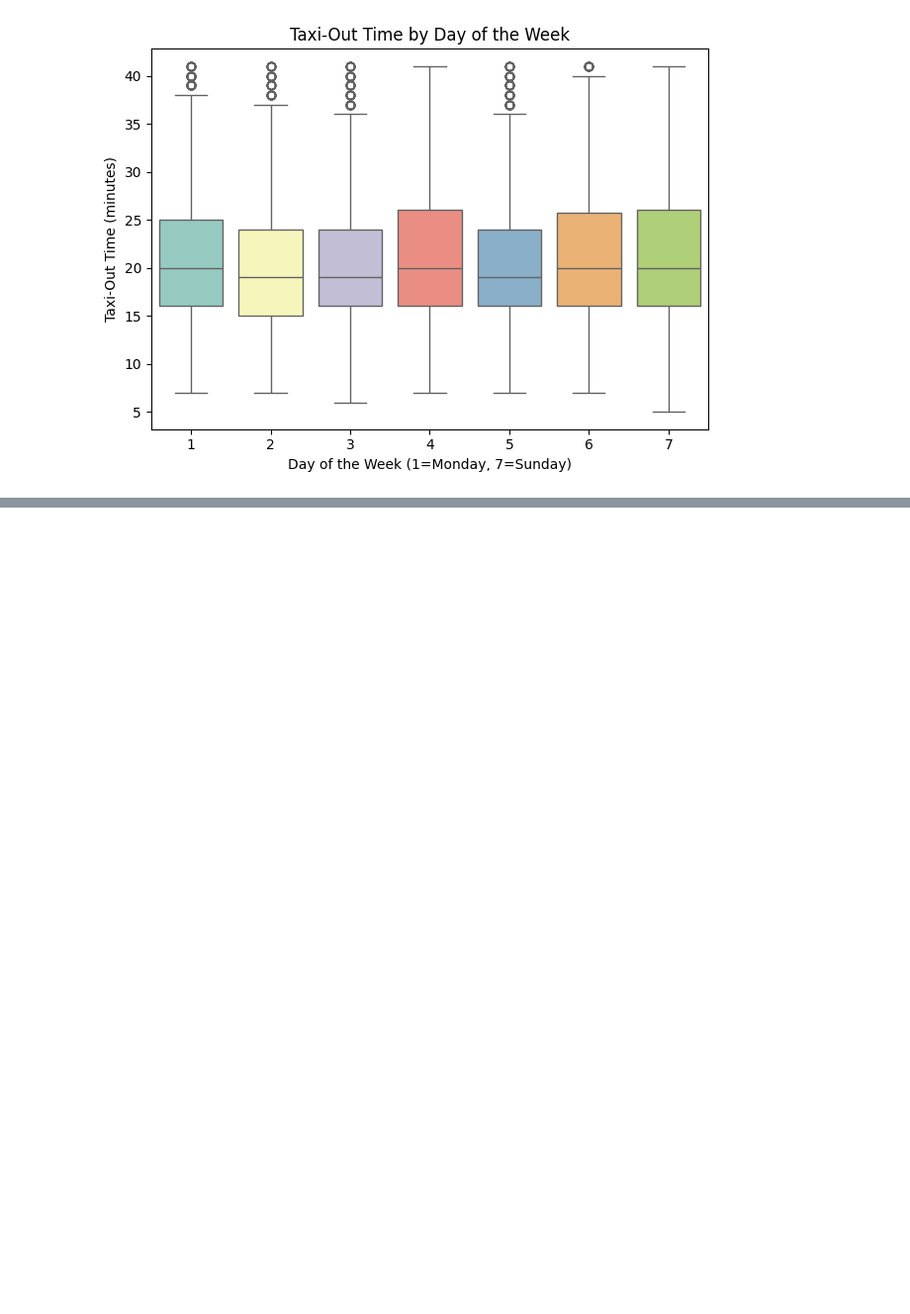
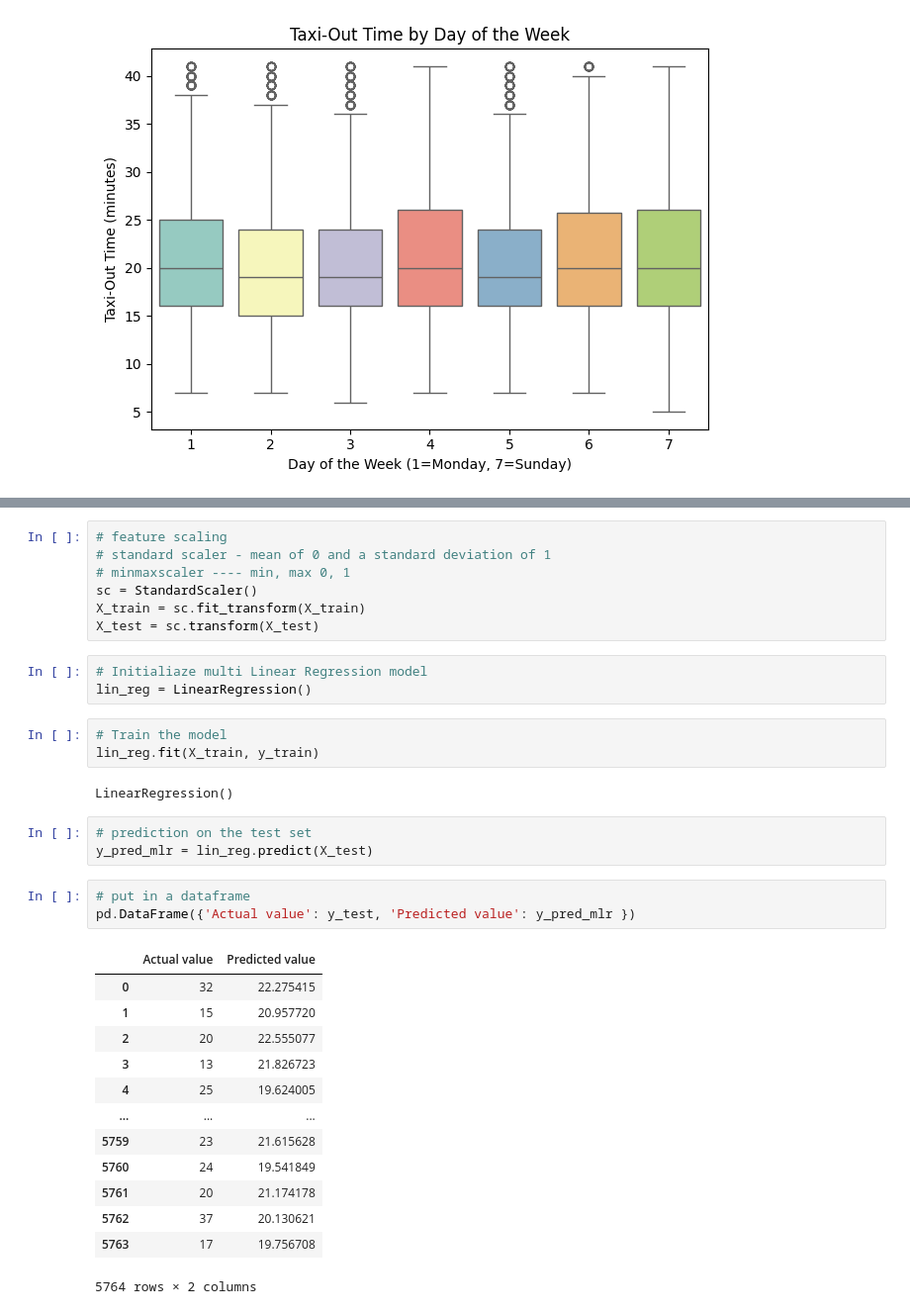
Before and after one commit to bytesbyt/ds_lr_predicting_taxi_out_delay, a Jupyter notebook: ds_predicting_taxi_out_delay.ipynb, the cells around one changed output, grey strips where cells are left out. Shown at 99% size. Drawn from its saved outputs; the diff is of its cells as text; blank space fills up the shorter version.

Commit message:
Build machine learning models

```diff
--- a/ds_predicting_taxi_out_delay.ipynb
+++ b/ds_predicting_taxi_out_delay.ipynb
@@ -289,0 +337,35 @@ plt.show()
+# %%
+# feature scaling
+# standard scaler - mean of 0 and a standard deviation of 1
+# minmaxscaler ---- min, max 0, 1
+sc = StandardScaler()
+X_train = sc.fit_transform(X_train)
+X_test = sc.transform(X_test)
+# %%
+# Initialiaze multi Linear Regression model
+lin_reg = LinearRegression()
+# %%
+# Train the model
+lin_reg.fit(X_train, y_train)
+# %% [output]
+LinearRegression()
+# %%
+# prediction on the test set
+y_pred_mlr = lin_reg.predict(X_test)
+# %%
+# put in a dataframe
+pd.DataFrame({'Actual value': y_test, 'Predicted value': y_pred_mlr })
+# %% [output]
+|  | Actual value | Predicted value |
+| 0 | 32 | 22.275415 |
+| 1 | 15 | 20.957720 |
+| 2 | 20 | 22.555077 |
+| 3 | 13 | 21.826723 |
+| 4 | 25 | 19.624005 |
+| ... | ... | ... |
+| 5759 | 23 | 21.615628 |
+| 5760 | 24 | 19.541849 |
+| 5761 | 20 | 21.174178 |
+| 5762 | 37 | 20.130621 |
+| 5763 | 17 | 19.756708 |
+5764 rows × 2 columns
```
Also changed, not shown: parts of 20 cells of this notebook.
